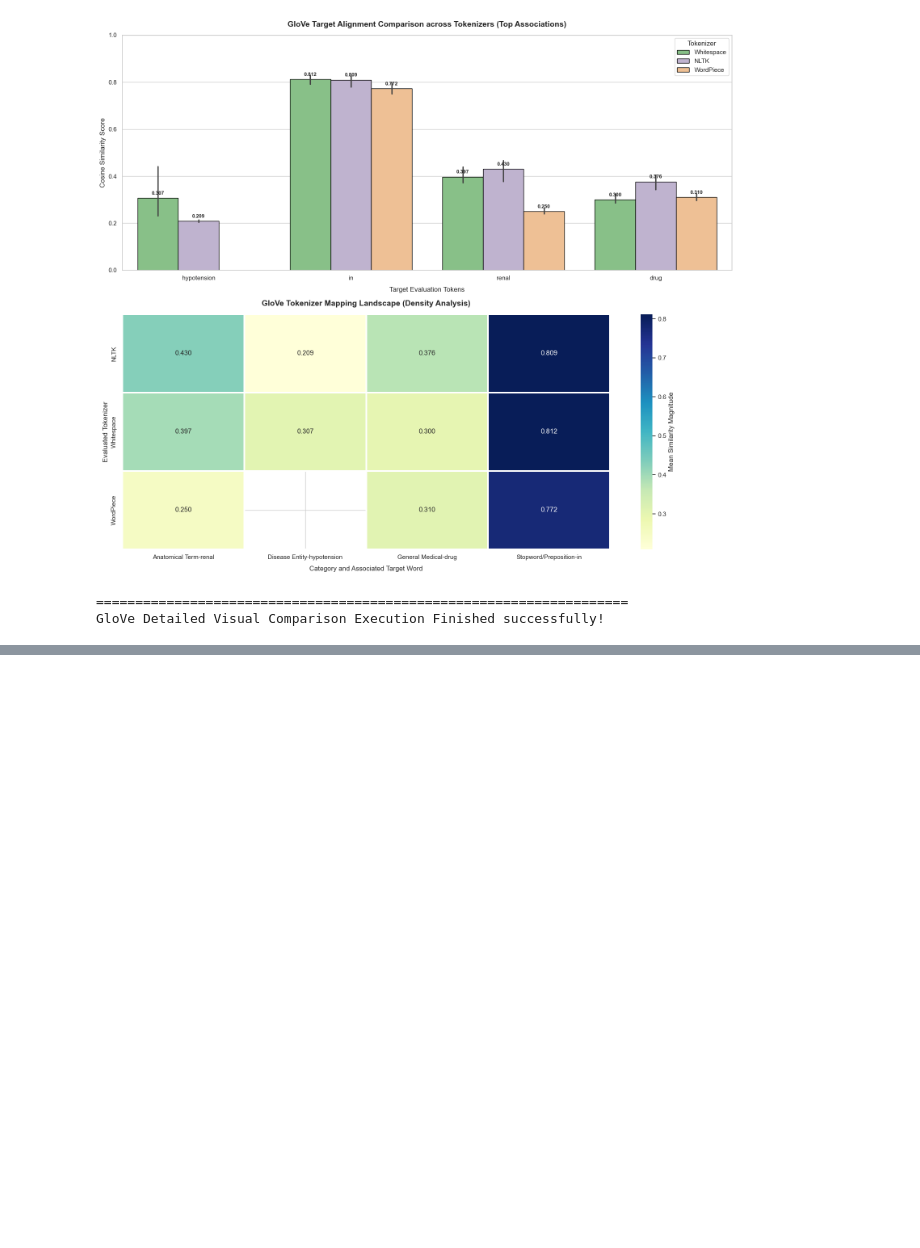
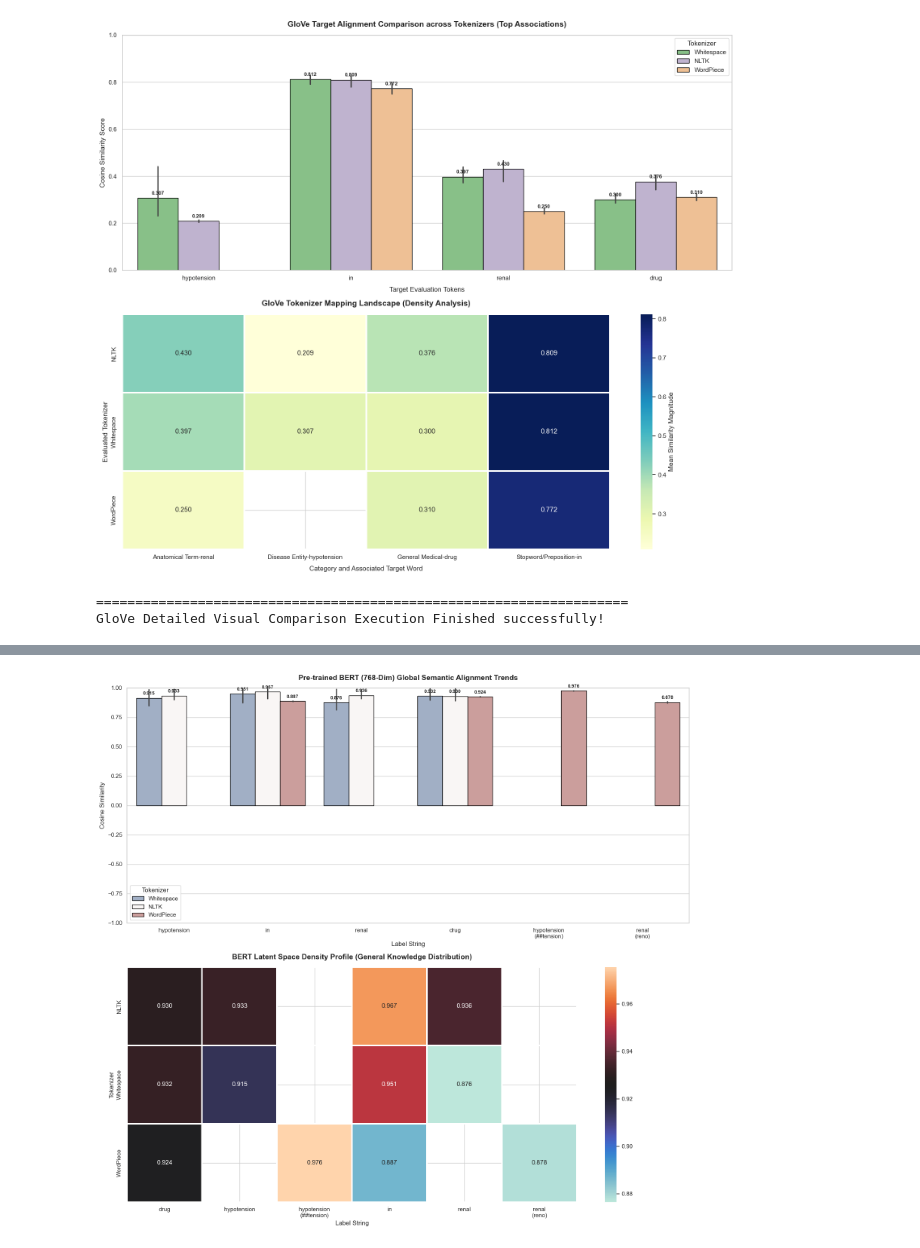
Before and after one commit to Ravindu-Sampath-Weerakoon/Tokenization_and_Embedding_Methods_on_an_NER_Pipeline, a Jupyter notebook: Tokenization_and_Embedding_Methods_on_an_NER_Pipeline.ipynb, the cells around one changed output, grey strips where cells are left out. Cells and saved outputs as stored; diff of their text form; code cells hidden in the pictures; blank space fills up the shorter version.

```diff
--- a/Tokenization_and_Embedding_Methods_on_an_NER_Pipeline.ipynb
+++ b/Tokenization_and_Embedding_Methods_on_an_NER_Pipeline.ipynb
@@ -1705,0 +2109,93 @@ ValueError: could not broadcast input array from shape (512,150) into shape (512
+# %%
+import os
+import matplotlib.pyplot as plt
+import seaborn as sns
+import pandas as pd
+from gensim.models import KeyedVectors
+
+# 1. Configuration
+model_base_dir = "./trained_embeddings/bert"
+bert_models = {
+    "Whitespace": "bert_withwhitespace_768.model",
+    "NLTK": "bert_withnltk_768.model",
+    "WordPiece": "bert_withwordpiece_768.model"
+}
+
+validation_queries = {
+    "Disease Entity": "hypotension",
+    "Stopword/Preposition": "in",
+    "Anatomical Term": "renal",
+    "General Medical": "drug"
+}
+
+bert_eval_data = []
+
+print("Loading Pre-trained BERT artifacts (768-Dim) for evaluation...")
+print("====================================================================")
+
+for tokenizer_name, filename in bert_models.items():
+    model_path = os.path.join(model_base_dir, filename)
+
+    if not os.path.exists(model_path):
+        print(f"[Error] Model missing at destination: {model_path}")
+        continue
+
+    model = KeyedVectors.load(model_path)
+    print(f"Loaded {filename} successfully. Vocab Size: {len(model.index_to_key):,}")
+
+    for category, query_token in validation_queries.items():
+        # Handle WordPiece fallbacks just like we did in ELMo
+        target_token = query_token
+        if tokenizer_name == "WordPiece" and query_token == "hypotension":
+            target_token = "##tension"
+        elif tokenizer_name == "WordPiece" and query_token == "renal":
+            target_token = "reno"
+
+        if target_token in model.key_to_index:
+            try:
+                similar_tokens = model.most_similar(target_token, topn=3)
+                for rank, (token, similarity) in enumerate(similar_tokens, 1):
+                    bert_eval_data.append({
+                        "Tokenizer": tokenizer_name,
+                        "Category": category,
+                        "Target Word": query_token,
+                        "Label String": f"{query_token}\n({target_token})" if target_token != query_token else query_token,
+                        "Discovered Token": token,
+                        "Cosine Similarity": similarity,
+                        "Rank": f"Rank {rank}"
+                    })
+            except Exception as e:
+                print(f"  -> Error mining '{target_token}' in {tokenizer_name}: {str(e)}")
+
+df_bert = pd.DataFrame(bert_eval_data)
+print("====================================================================")
+print("Generating detailed analytical plots for BERT...")
+
+# 2. Plotting
+sns.set_theme(style="whitegrid")
+fig, axes = plt.subplots(2, 1, figsize=(16, 15))
+
+# Plot 1: Grouped Bar Chart
+sns.barplot(
+    data=df_bert,
+    x="Label String",
+    y="Cosine Similarity",
+    hue="Tokenizer",
+    palette="vlag",
+    edgecolor="black",
+    ax=axes[0]
+)
+axes[0].set_title("Pre-trained BERT (768-Dim) Global Semantic Alignment Trends", fontsize=14, fontweight="bold", pad=15)
+axes[0].set_ylim(-1.0, 1.0)
+for container in axes[0].containers:
+    axes[0].bar_label(container, fmt="%.3f", padding=4, fontsize=9, fontweight="bold")
+
+# Plot 2: Heatmap
+pivot_df = df_bert.pivot_table(values="Cosine Similarity", index="Tokenizer", columns="Label String", aggfunc="mean")
+sns.heatmap(pivot_df, annot=True, fmt=".3f", cmap="icefire", linewidths=1.5, ax=axes[1])
+axes[1].set_title("BERT Latent Space Density Profile (General Knowledge Distribution)", fontsize=14, fontweight="bold", pad=15)
+
+plt.tight_layout()
+plt.show()
+print("====================================================================")
+# %% [output]
@@ -1705,0 +2209 @@ ValueError: could not broadcast input array from shape (512,150) into shape (512
+[figure, added]
```
Also changed, not shown: parts of 15 cells of this notebook.
